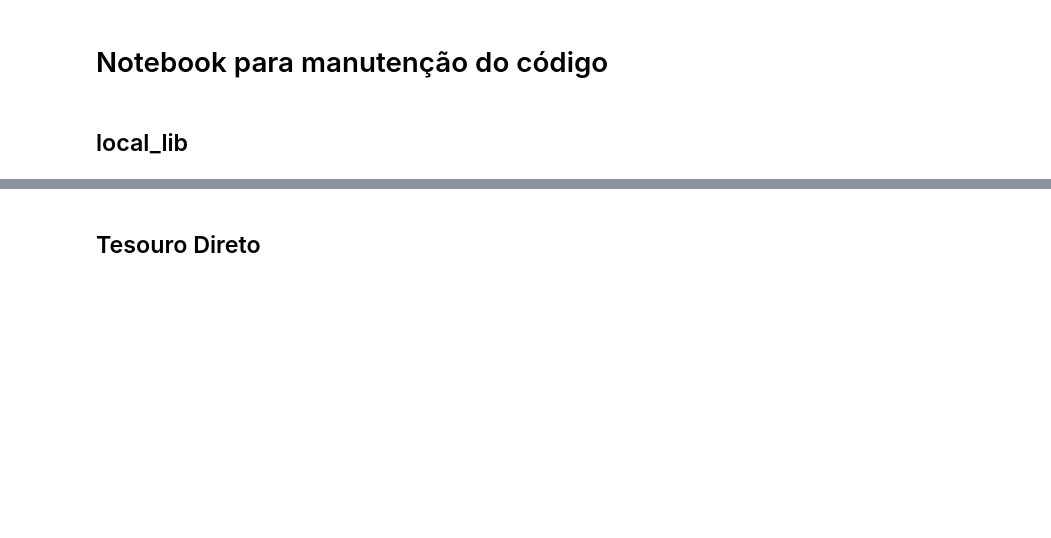
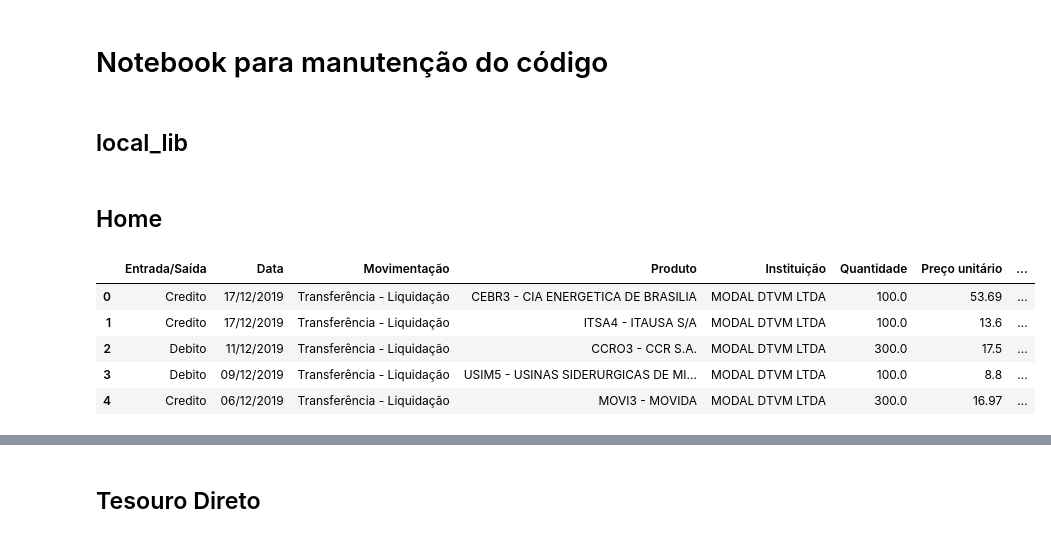
Before and after one commit to rknagao/b3-report, a Jupyter notebook: src/manutencao.ipynb, the cells around one changed output, grey strips where cells are left out. Saved outputs shown, nothing was run; the diff lists cells and outputs as text; code cells hidden in the pictures; blank space fills up the shorter version.

```diff
--- a/src/manutencao.ipynb
+++ b/src/manutencao.ipynb
@@ -50,3 +50,5 @@ def etl_benchmark_historic_price():
     df_final['data'] = pd.to_datetime(df_final['data'])
 
     return df_final
+# %% [markdown]
+## Home
@@ -52,0 +63,27 @@ def etl_benchmark_historic_price():
+# %%
+# Extra script
+uploaded_files = [
+    '../data/kenji/movimentacao-2019.xlsx',
+    '../data/kenji/movimentacao-2020.xlsx',
+    '../data/kenji/movimentacao-2021.xlsx',
+    '../data/kenji/movimentacao-2022.xlsx',
+]
+# %%
+# Extração.
+for i in uploaded_files:
+    df = pd.read_excel(i, engine='openpyxl')
+
+    # No primeiro caso criaremos um dataframe que consolidará todas as movimentações.
+    if i == uploaded_files[0]:
+        df_all = df
+    else:
+        df_all = pd.concat([df_all, df], axis=0, ignore_index=True).drop_duplicates(keep='last')
+
+df_all.head()
+# %% [output]
+|  | Entrada/Saída | Data | Movimentação | Produto | Instituição | Quantidade | Preço unitário | ... |
+| 0 | Credito | 17/12/2019 | Transferência - Liquidação | CEBR3 - CIA ENERGETICA DE BRASILIA | MODAL DTVM LTDA | 100.0 | 53.69 | ... |
+| 1 | Credito | 17/12/2019 | Transferência - Liquidação | ITSA4 - ITAUSA S/A | MODAL DTVM LTDA | 100.0 | 13.6 | ... |
+| 2 | Debito | 11/12/2019 | Transferência - Liquidação | CCRO3 - CCR S.A. | MODAL DTVM LTDA | 300.0 | 17.5 | ... |
+| 3 | Debito | 09/12/2019 | Transferência - Liquidação | USIM5 - USINAS SIDERURGICAS DE MI... | MODAL DTVM LTDA | 100.0 | 8.8 | ... |
+| 4 | Credito | 06/12/2019 | Transferência - Liquidação | MOVI3 - MOVIDA | MODAL DTVM LTDA | 300.0 | 16.97 | ... |
```
Also changed, not shown: parts of 12 cells of this notebook, 3 other files.
